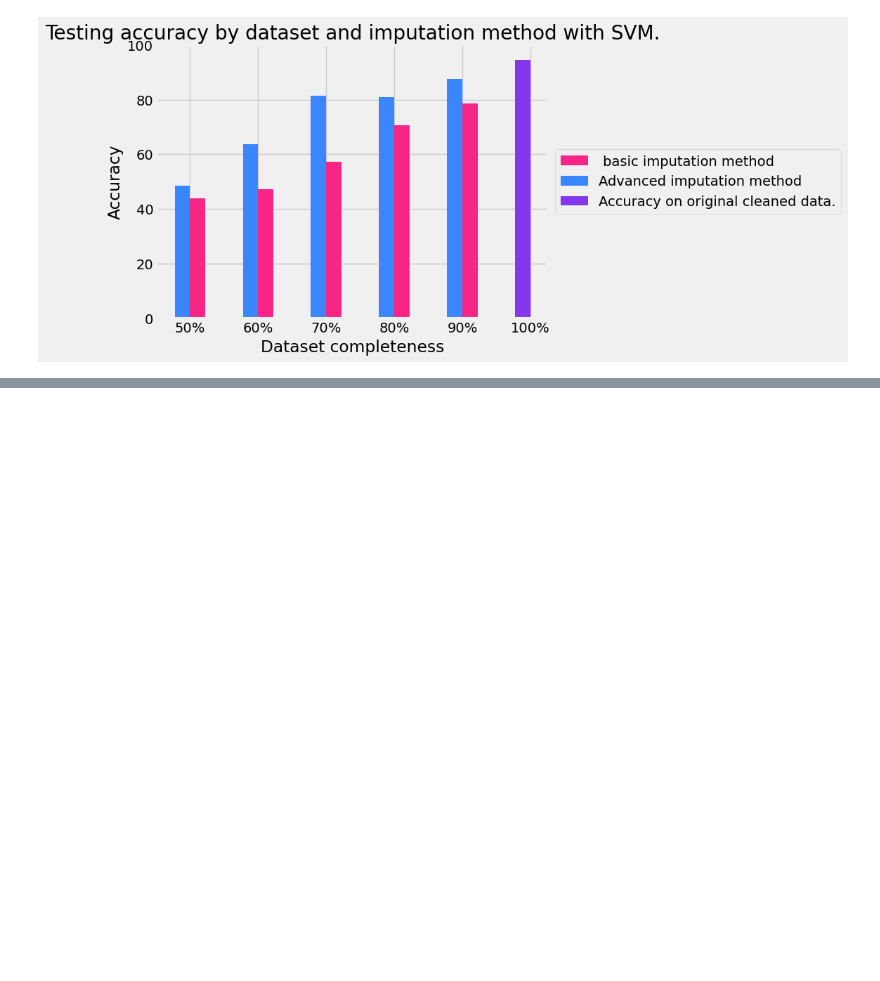
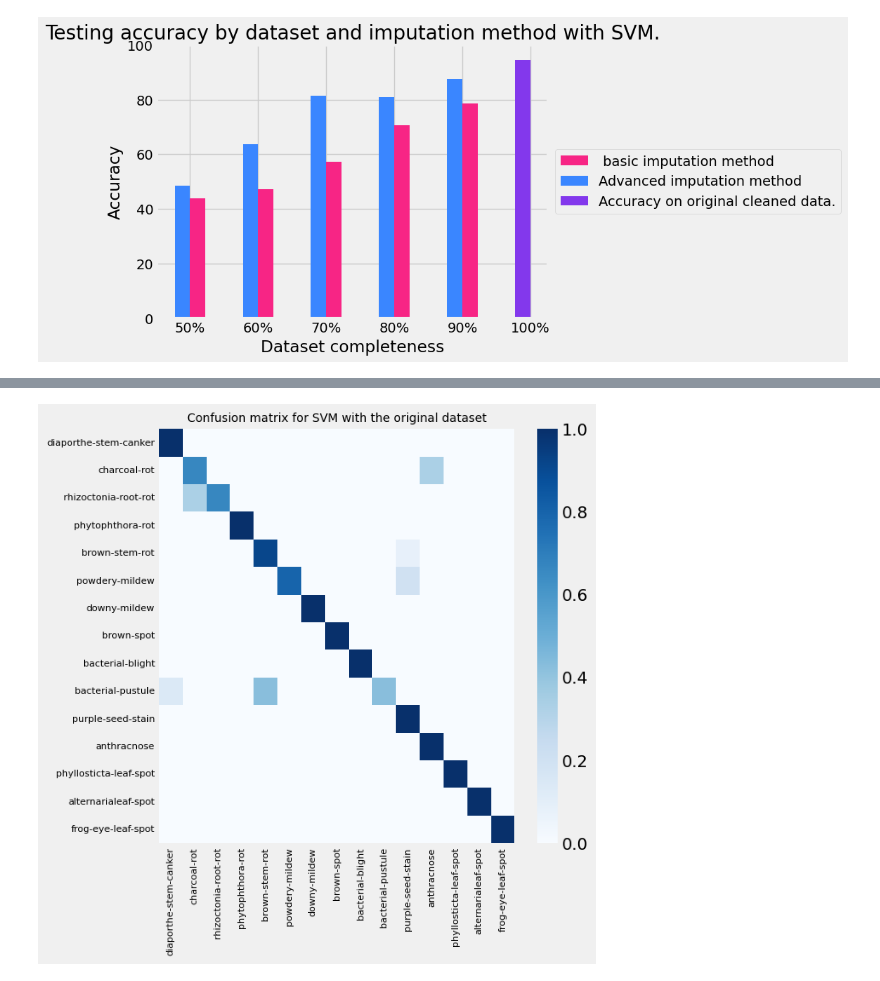
Before and after one commit to VladMarianCimpeanu/DIQ-assignment, a Jupyter notebook: code/soybean_notebook.ipynb, the cells around one changed output, grey strips where cells are left out. Drawn from its saved outputs; the diff is of its cells as text; code cells hidden in the pictures; blank space fills up the shorter version.

```diff
--- a/code/soybean_notebook.ipynb
+++ b/code/soybean_notebook.ipynb
@@ -843,0 +832,12 @@ plt.show()
+# %%
+labels = soybean_df['class'].unique()
+size = 6
+plt.figure(figsize=(size, size))
+plt.title('Confusion matrix for SVM with the original dataset', fontsize=10)
+
+sns.heatmap(reference_results[3], cmap='Blues', yticklabels=labels, xticklabels=labels)
+plt.xticks(rotation=90, fontsize=8)
+plt.yticks(fontsize=8)
+plt.show()
+# %% [output]
+[figure, added]
```
Also changed, not shown: parts of 21 cells of this notebook.
